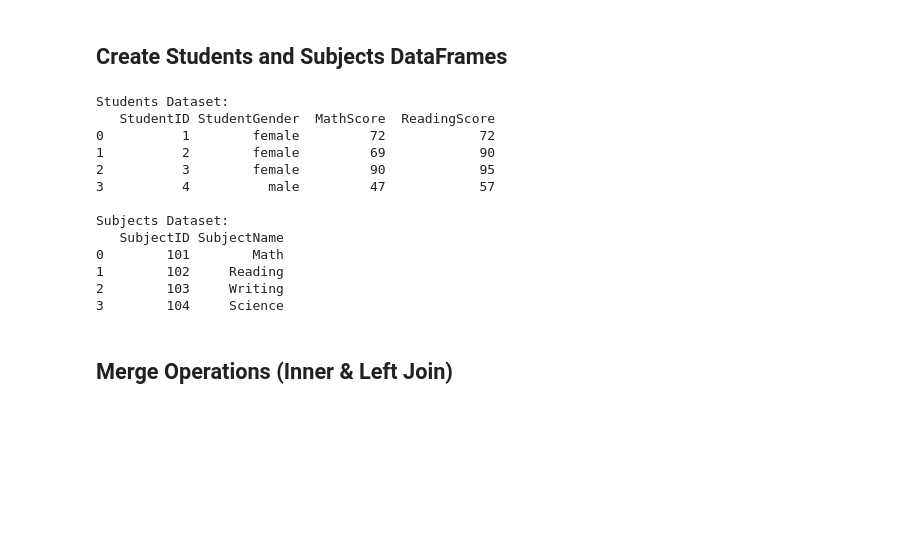
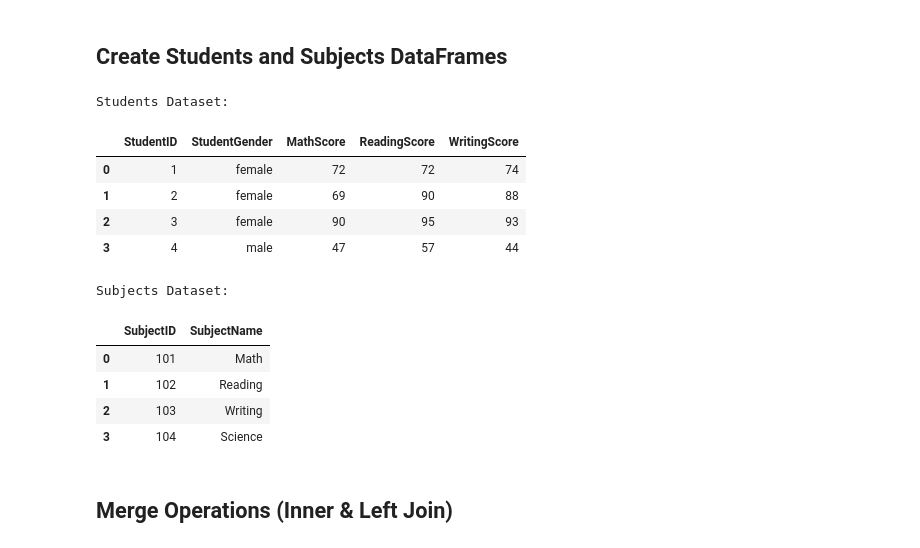
Before and after one commit to os7i/Data-Aggregation_Grouping, a Jupyter notebook: Data_Aggregation_&_Grouping.ipynb, the cells around one changed output. Drawn from its saved outputs; the diff is of its cells as text; code cells hidden in the pictures; blank space fills up the shorter version.

```diff
--- a/Data_Aggregation_&_Grouping.ipynb
+++ b/Data_Aggregation_&_Grouping.ipynb
@@ -51,41 +55,38 @@ print(df_merged)
 # %% [markdown]
 ##  Create Students and Subjects DataFrames
 # %%
-df = pd.read_csv('https://raw.githubusercontent.com/os7i/Data-Analysis-Preprocessing-/refs/heads/main/StudentsPerformance.csv')
-student_name = df['gender'].head(4)
-math_score = df['math score'].head(4)
-reading_score = df['reading score'].head(4)
 
 students = pd.DataFrame({
-    'StudentID': [1, 2, 3, 4],
-    'StudentGender': student_name,
-    'MathScore': math_score,
-    'ReadingScore': reading_score
+    "StudentID": [1, 2, 3, 4],
+    "StudentGender": df["gender"].head(4).values,
+    "MathScore": df["math score"].head(4).values,
+    "ReadingScore": df["reading score"].head(4).values,
+    "WritingScore": df["writing score"].head(4).values
 })
 
 subjects = pd.DataFrame({
-    'SubjectID': [101, 102, 103, 104],
-    'SubjectName': ['Math', 'Reading', 'Writing', 'Science']
+    "SubjectID": [101, 102, 103, 104],
+    "SubjectName": ["Math", "Reading", "Writing", "Science"]
 })
 
 print("Students Dataset:")
-print(students)
+display(students)
+
 print("\nSubjects Dataset:")
-print(subjects)
+display(subjects)
 # %% [output]
 Students Dataset:
-   StudentID StudentGender  MathScore  ReadingScore
-0          1        female         72            72
-1          2        female         69            90
-2          3        female         90            95
-3          4          male         47            57
-
-Subjects Dataset:
-   SubjectID SubjectName
-0        101        Math
-1        102     Reading
-2        103     Writing
-3        104     Science
+|  | StudentID | StudentGender | MathScore | ReadingScore | WritingScore |
+| 0 | 1 | female | 72 | 72 | 74 |
+| 1 | 2 | female | 69 | 90 | 88 |
+| 2 | 3 | female | 90 | 95 | 93 |
+| 3 | 4 | male | 47 | 57 | 44 |
+Subjects Dataset:
+|  | SubjectID | SubjectName |
+| 0 | 101 | Math |
+| 1 | 102 | Reading |
+| 2 | 103 | Writing |
+| 3 | 104 | Science |
 # %% [markdown]
 ##  Merge Operations (Inner & Left Join)
 # %%
```
Also changed, not shown: parts of 5 cells of this notebook.
